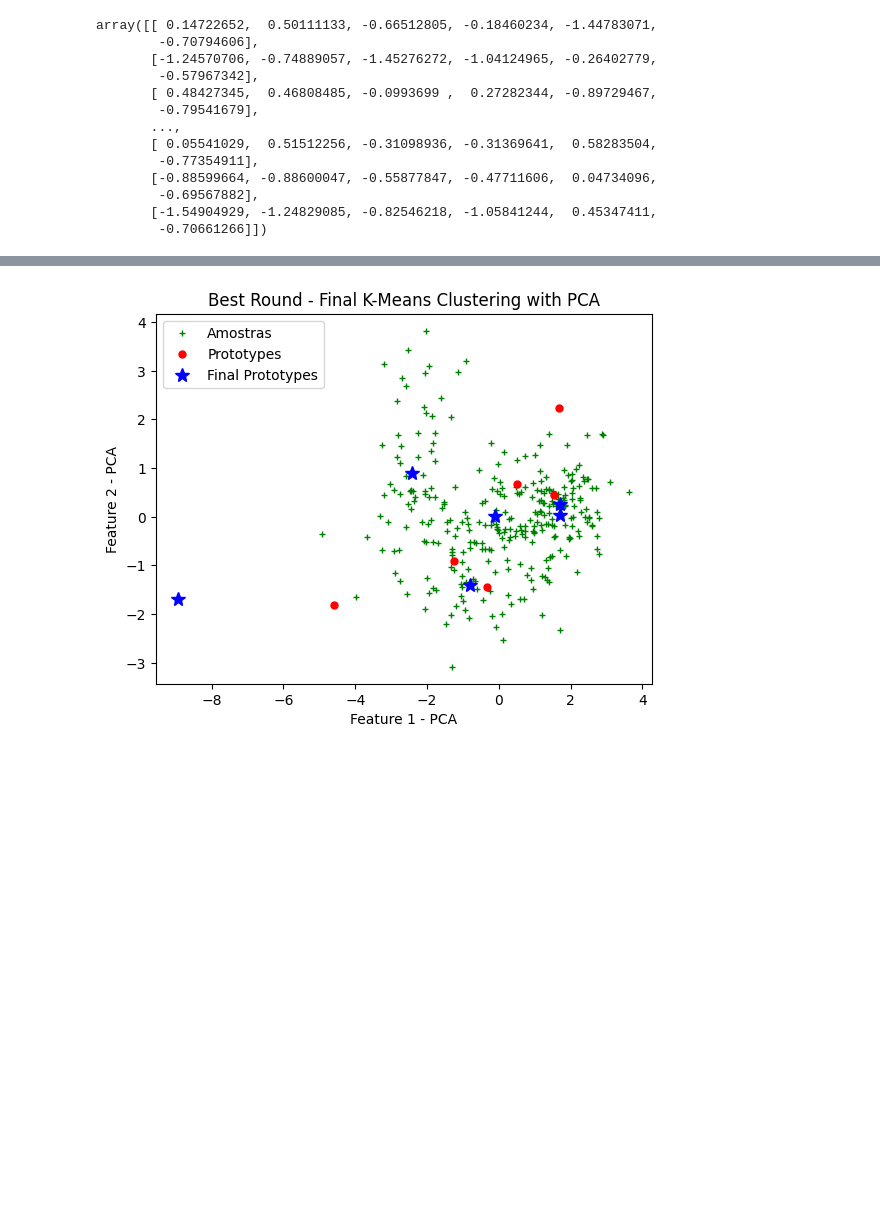
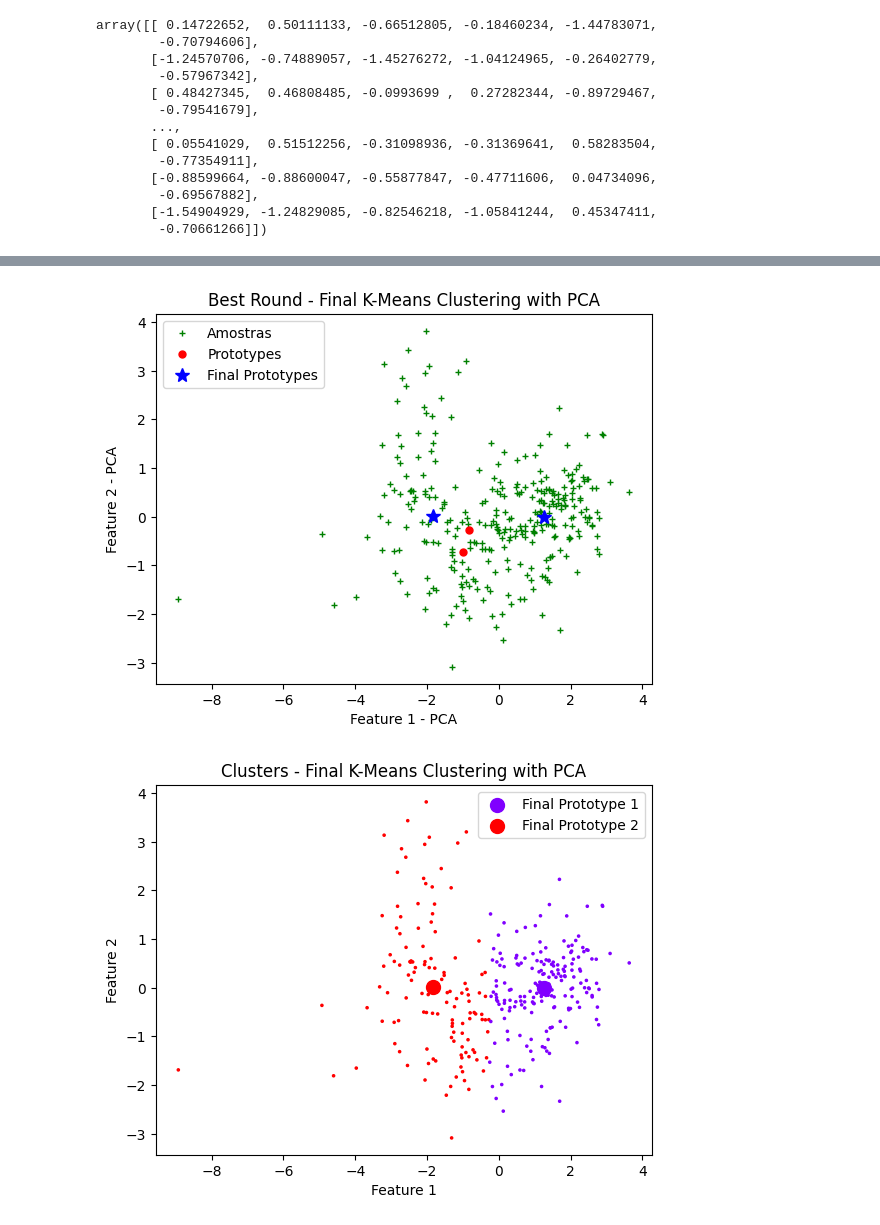
Before and after one commit to matheus-a-s/RP-TCs-2023, a Jupyter notebook: TC4/main.ipynb, the cells around one changed output, grey strips where cells are left out. Drawn from its saved outputs; the diff is of its cells as text; code cells hidden in the pictures; blank space fills up the shorter version.

```diff
--- a/TC4/main.ipynb
+++ b/TC4/main.ipynb
@@ -46,11 +46,11 @@ array([[ 0.14722652,  0.50111133, -0.66512805, -0.18460234, -1.44783071,
         -0.70661266]])
 # %%
 # Inicialização dos parâmetros
-ext_rnds = 10 # Número de rodadas para achar o melhor K pela moda
+ext_rnds = 100 # Número de rodadas para achar o melhor K pela moda
 Kmax = 10 # Número de protótipos
 rounds = 30 # Número de rodadas
 epochs = 20 # Número de iterações
-ref_index = "Dunn" # Índice de referência para escolha do K
+ref_index = "DB" # Índice de referência para escolha do K
 # %%
 # Implementação do Índice de Dunn, oss outros índices foram usados do Scikit-learn
 def dunn_index(data, labels):
@@ -204,6 +235,20 @@ plt.title('Best Round - Final K-Means Clustering')
 plt.legend(['Amostras', 'Prototypes', 'Final Prototypes'])
 plt.show()
 
+# Mostra os dados em seus respectivos clusters
+plt.figure()
+cluster_colors = plt.cm.rainbow(np.linspace(0, 1, len(np.unique(labels))))
+labels_cluster_colors = [cluster_colors[i] for i in labels]
+plt.scatter(data[:, 0], data[:, 1], color=labels_cluster_colors, marker='.', s=10)
+for idx, cluster in enumerate(cluster_colors):
+    cluster_points = k_best_final_prototypes[idx]
+    plt.scatter(cluster_points[0], cluster_points[1], color=cluster, marker='o', s=100, label=f'Final Prototype {idx+1}')
+plt.xlabel('Feature 1')
+plt.ylabel('Feature 2')
+plt.title('Clusters - Final K-Means Clustering')
+plt.legend()
+plt.show()
+
 # Mostra evolução do SSD ao longo das épocas de treinamento
 plt.figure()
 plt.plot(k_best_ssd, linewidth=3)
@@ -250,18 +323,33 @@ print(data_pca.shape, k_best_prototypes_pca.shape, k_best_final_prototypes_pca.s
 # %%
 # Mostra posição final dos protótipos com PCA
 plt.figure()
 # vor = Voronoi(kmeans_prototypes[:,:2])
 # fig = voronoi_plot_2d(vor)
 plt.plot(data_pca[:, 0], data_pca[:, 1], '+g', markersize=5)
 plt.plot(k_best_prototypes_pca[:, 0], k_best_prototypes_pca[:, 1], '.r', markersize=10)
 plt.plot(k_best_final_prototypes_pca[:, 0], k_best_final_prototypes_pca[:, 1], 'b*', markersize=10)
 plt.xlabel('Feature 1 - PCA')
 plt.ylabel('Feature 2 - PCA')
 plt.title('Best Round - Final K-Means Clustering with PCA')
 plt.legend(['Amostras', 'Prototypes', 'Final Prototypes'])
 plt.show()
+
+# Mostra os dados em seus respectivos clusters
+plt.figure()
+cluster_colors = plt.cm.rainbow(np.linspace(0, 1, len(np.unique(labels))))
+labels_cluster_colors = [cluster_colors[i] for i in labels]
+plt.scatter(data_pca[:, 0], data_pca[:, 1], color=labels_cluster_colors, marker='.', s=10)
+for idx, cluster in enumerate(cluster_colors):
+    cluster_points = k_best_final_prototypes_pca[idx]
+    plt.scatter(cluster_points[0], cluster_points[1], color=cluster, marker='o', s=100, label=f'Final Prototype {idx+1}')
+plt.xlabel('Feature 1')
+plt.ylabel('Feature 2')
+plt.title('Clusters - Final K-Means Clustering with PCA')
+plt.legend()
+plt.show()
 # %% [output]
-[figure, old version]
+[figure, new version]
+[figure, added]
 # %%
 # Batch K-medians
 def kmedians(data, proto, epochs):
```
Also changed, not shown: parts of 8 cells of this notebook.
